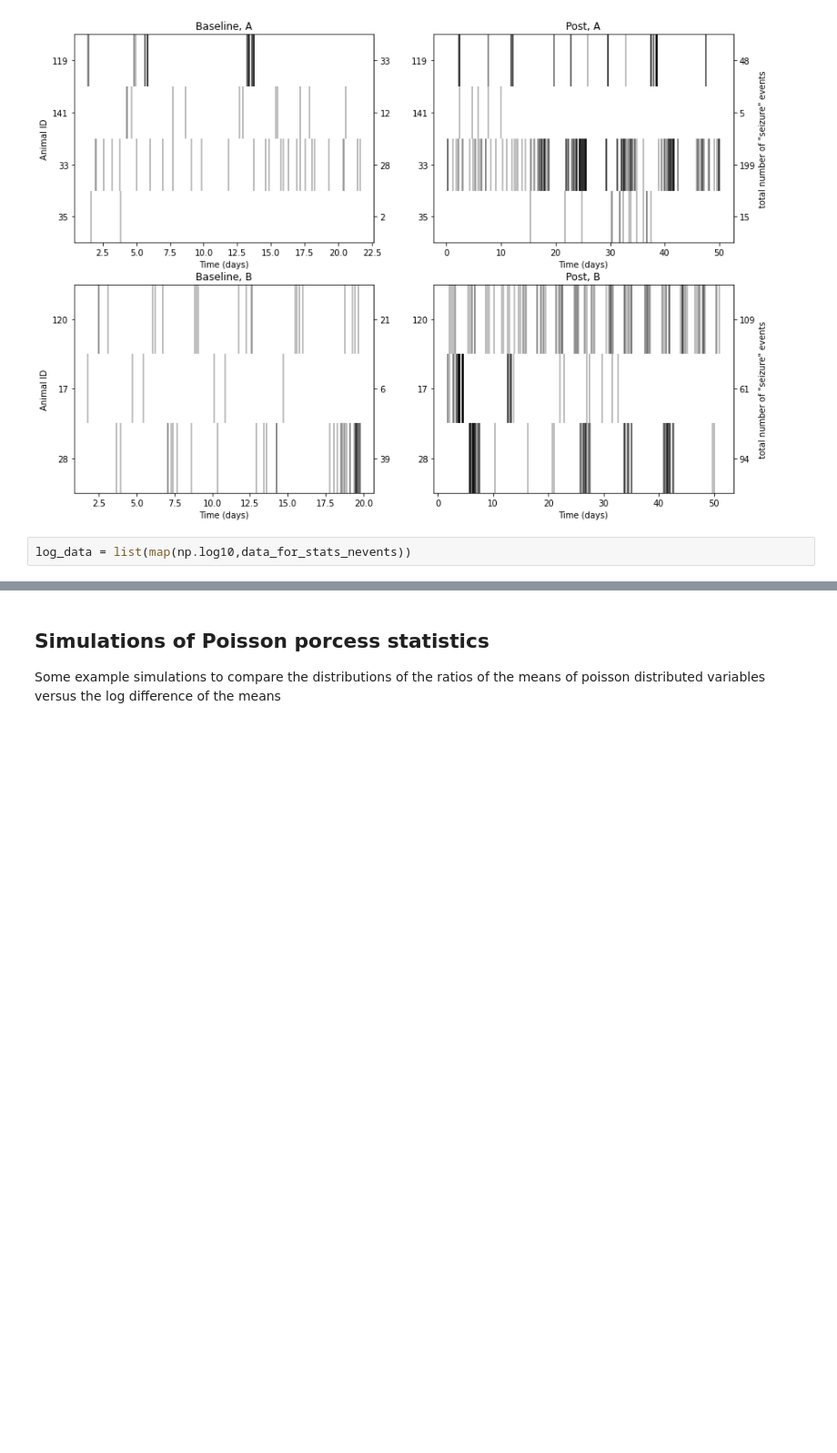
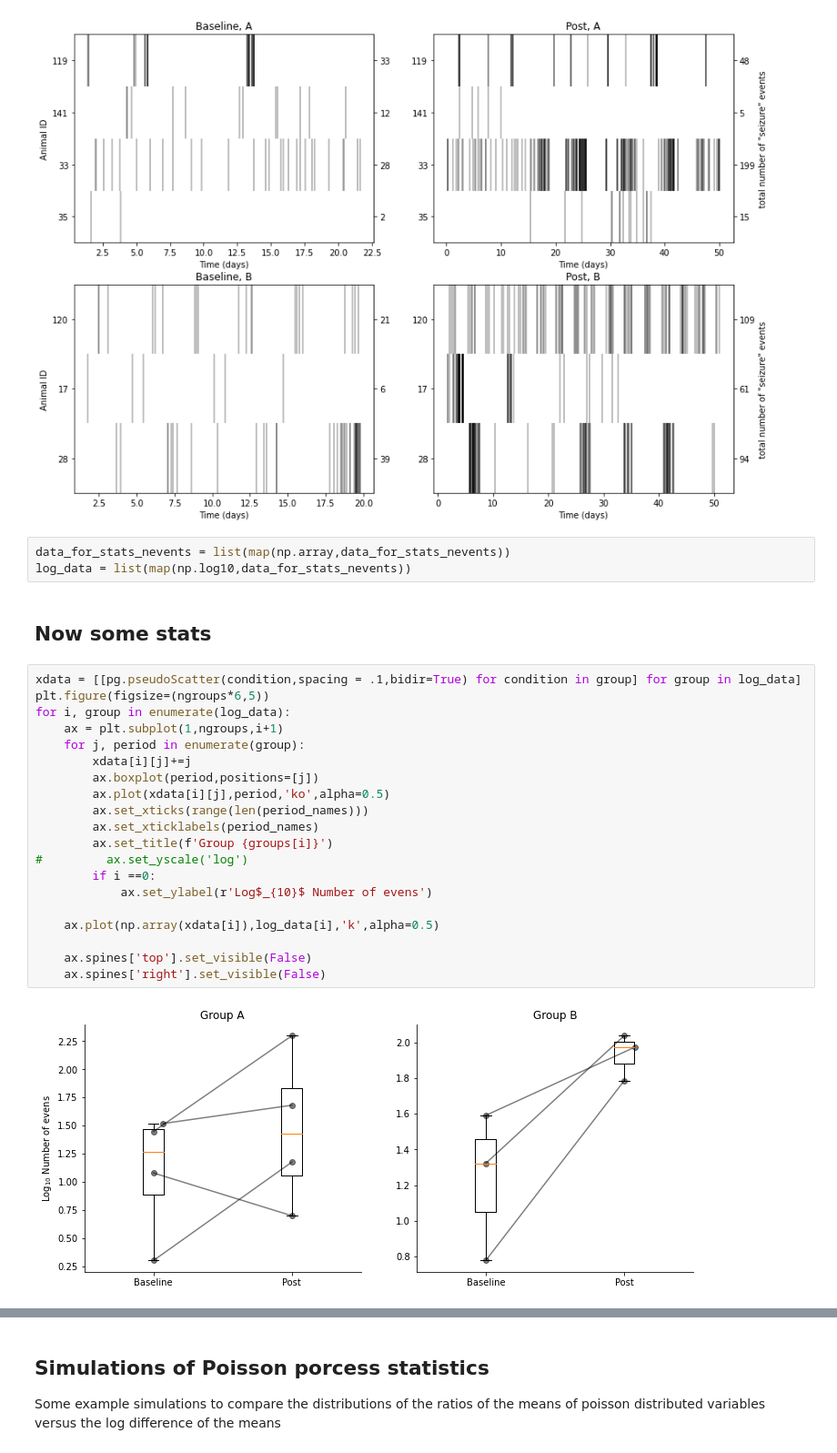
Before and after one commit to KullmannLab/pyecog2, a Jupyter notebook: Notebooks/Data Report.ipynb, the cells around one changed output, grey strips where cells are left out. Shown: that part at 91% size. Drawn from its saved outputs; the diff is of its cells as text; blank space fills up the shorter version.

```diff
--- a/Notebooks/Data Report.ipynb
+++ b/Notebooks/Data Report.ipynb
@@ -178,4 +169,29 @@ for i,period in enumerate(period_names):
 # %% [output]
 [figure]
 # %%
+data_for_stats_nevents = list(map(np.array,data_for_stats_nevents))
 log_data = list(map(np.log10,data_for_stats_nevents))
+# %% [markdown]
+## Now some stats
+# %%
+xdata = [[pg.pseudoScatter(condition,spacing = .1,bidir=True) for condition in group] for group in log_data]
+plt.figure(figsize=(ngroups*6,5))
+for i, group in enumerate(log_data):
+    ax = plt.subplot(1,ngroups,i+1)
+    for j, period in enumerate(group):
+        xdata[i][j]+=j
+        ax.boxplot(period,positions=[j])
+        ax.plot(xdata[i][j],period,'ko',alpha=0.5)
+        ax.set_xticks(range(len(period_names)))
+        ax.set_xticklabels(period_names)
+        ax.set_title(f'Group {groups[i]}')
+#         ax.set_yscale('log')
+        if i ==0:
+            ax.set_ylabel(r'Log$_{10}$ Number of evens')
+
+    ax.plot(np.array(xdata[i]),log_data[i],'k',alpha=0.5)
+
+    ax.spines['top'].set_visible(False)
+    ax.spines['right'].set_visible(False)
+# %% [output]
+[figure, added]
```
Also changed, not shown: parts of 16 cells of this notebook, 2 other files.
